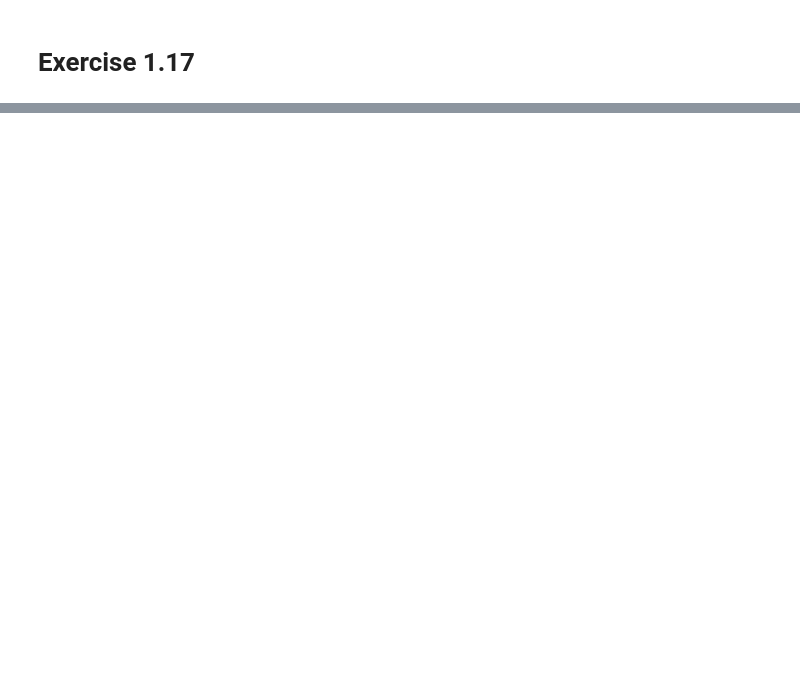
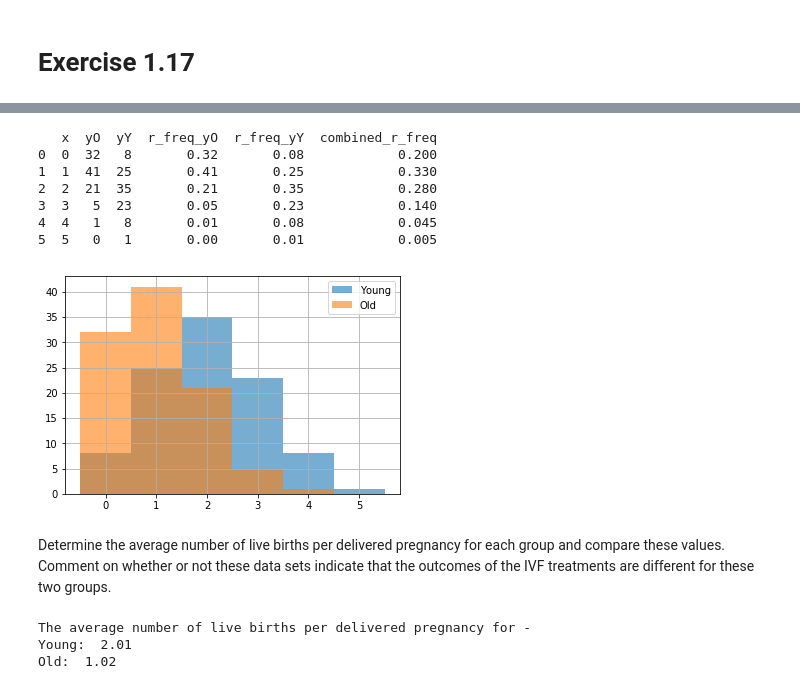
Before and after one commit to ayushi-b/Random_Phenomena_by_Babatunde_Ogunnaike, a Jupyter notebook: Chapter 1/Chapter 1.ipynb, the cells around one changed output, grey strips where cells are left out. Saved outputs shown, nothing was run; the diff lists cells and outputs as text; code cells hidden in the pictures; blank space fills up the shorter version.

```diff
--- a/Chapter 1/Chapter 1.ipynb
+++ b/Chapter 1/Chapter 1.ipynb
@@ -916,0 +995,52 @@ The data shows $x$, the number of live births per delivered pregnancy, along wit
+# %%
+total_patients = prob1_17['yO'].sum()
+
+prob1_17['r_freq_yO'] = prob1_17['yO']/total_patients
+prob1_17['r_freq_yY'] = prob1_17['yY']/total_patients
+prob1_17['combined_r_freq'] = (prob1_17['yO'] + prob1_17['yY'])/(2*total_patients)
+
+print(prob1_17)
+
+bin_size = 1
+
+plt.bar(
+    prob1_17['x'],
+    prob1_17['yY'],
+    label='Young',
+    alpha=0.6,
+    width=1,
+)
+
+plt.bar(
+    prob1_17['x'],
+    prob1_17['yO'],
+    label='Old',
+    alpha=0.6,
+    width=1,
+)
+
+plt.legend()
+plt.grid(True)
+plt.show()
+# %% [output]
+   x  yO  yY  r_freq_yO  r_freq_yY  combined_r_freq
+0  0  32   8       0.32       0.08            0.200
+1  1  41  25       0.41       0.25            0.330
+2  2  21  35       0.21       0.35            0.280
+3  3   5  23       0.05       0.23            0.140
+4  4   1   8       0.01       0.08            0.045
+5  5   0   1       0.00       0.01            0.005
+[figure, added]
+# %% [markdown]
+Determine the average number of live births per delivered pregnancy for each group and compare these values.  Comment on whether or not these data sets indicate that the outcomes of the IVF treatments are different for these two groups.
+# %%
+avg_young = (prob1_17['yY']*prob1_17['x']).values.sum()/total_patients
+avg_old = (prob1_17['yO']*prob1_17['x']).values.sum()/total_patients
+
+print("The average number of live births per delivered pregnancy for - ");
+print("Young: ", avg_young)
+print("Old: ", avg_old)
+# %% [output]
+The average number of live births per delivered pregnancy for -
+Young:  2.01
+Old:  1.02
```
Also changed, not shown: parts of 16 cells of this notebook, 11 other files.
